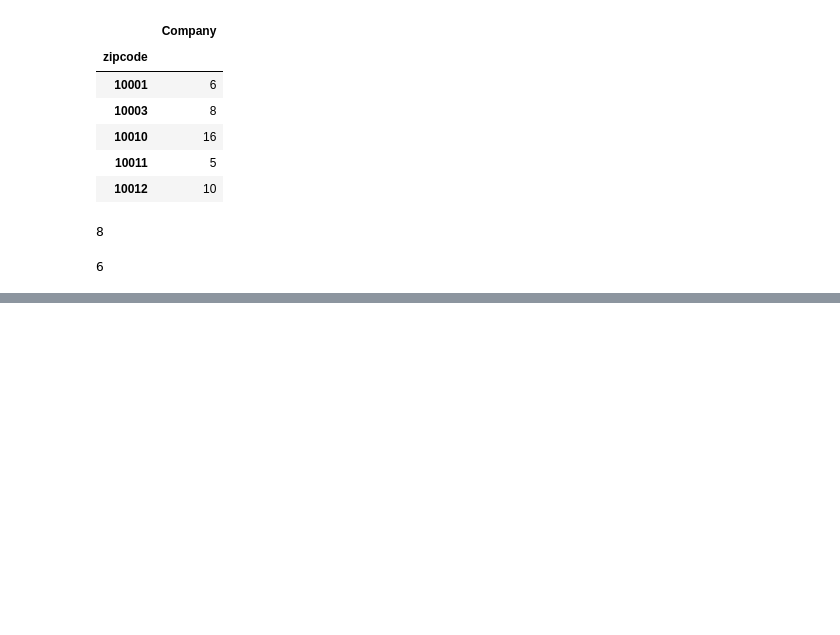
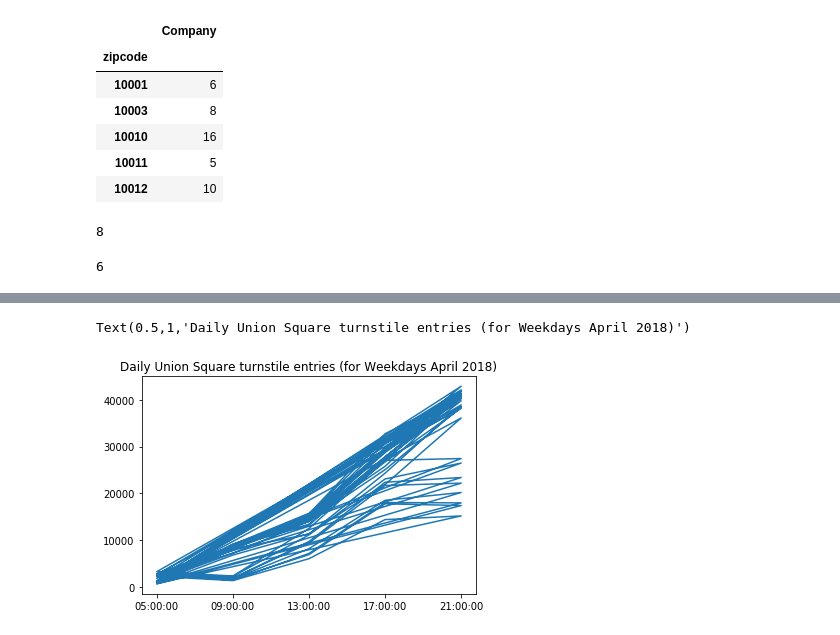
Before and after one commit to konelson/konelson-mta-project, a Jupyter notebook: Target Selection.ipynb, the cells around one changed output, grey strips where cells are left out. Saved outputs shown, nothing was run; the diff lists cells and outputs as text; code cells hidden in the pictures; blank space fills up the shorter version.

```diff
--- a/Target Selection.ipynb
+++ b/Target Selection.ipynb
@@ -57,0 +223,4 @@ target_zip
+# %%
+weekly_time_of_day = unit_by_zip.groupby(by = ['station', 'date_stamp','time_stamp'], as_index = False)[['incremental_ppl']].sum()
+weekly_time_of_day.rename(columns = {'incremental_ppl': 'total_ppl'}, inplace = True)
+weekly_time_of_day['weekday'] = pd.to_datetime(total_by_date['date_stamp']).dt.dayofweek
@@ -57,0 +236,9 @@ target_zip
+# %%
+def weekday_time (station_name):
+
+    weekday_mask = (weekly_time_of_day.groupby(by = ['station', 'weekday']).sum().reset_index().weekday == 0)|(weekly_time_of_day.groupby(by = ['station', 'weekday']).sum().reset_index().weekday == 1 )|(weekly_time_of_day.groupby(by = ['station', 'weekday']).sum().reset_index().weekday == 2 )|(weekly_time_of_day.groupby(by = ['station', 'weekday']).sum().reset_index().weekday == 3 )|(weekly_time_of_day.groupby(by = ['station', 'weekday']).sum().reset_index().weekday == 4 )
+    weekdays = weekly_time_of_day.groupby(by = ['station', 'weekday']).sum().reset_index()[weekday_mask]
+
+    station_time_mask = weekly_time_of_day.station == station_name
+
+    return weekly_time_of_day[station_time_mask]
@@ -57,0 +254,6 @@ target_zip
+# %%
+plt.plot(weekday_time('14 ST-UNION SQ').time_stamp, weekday_time('14 ST-UNION SQ').total_ppl);
+plt.title ('Daily Union Square turnstile entries (for Weekdays April 2018)')
+# %% [output]
+Text(0.5,1,'Daily Union Square turnstile entries (for Weekdays April 2018)')
+[figure, added]
```
Also changed, not shown: parts of 45 cells of this notebook.
